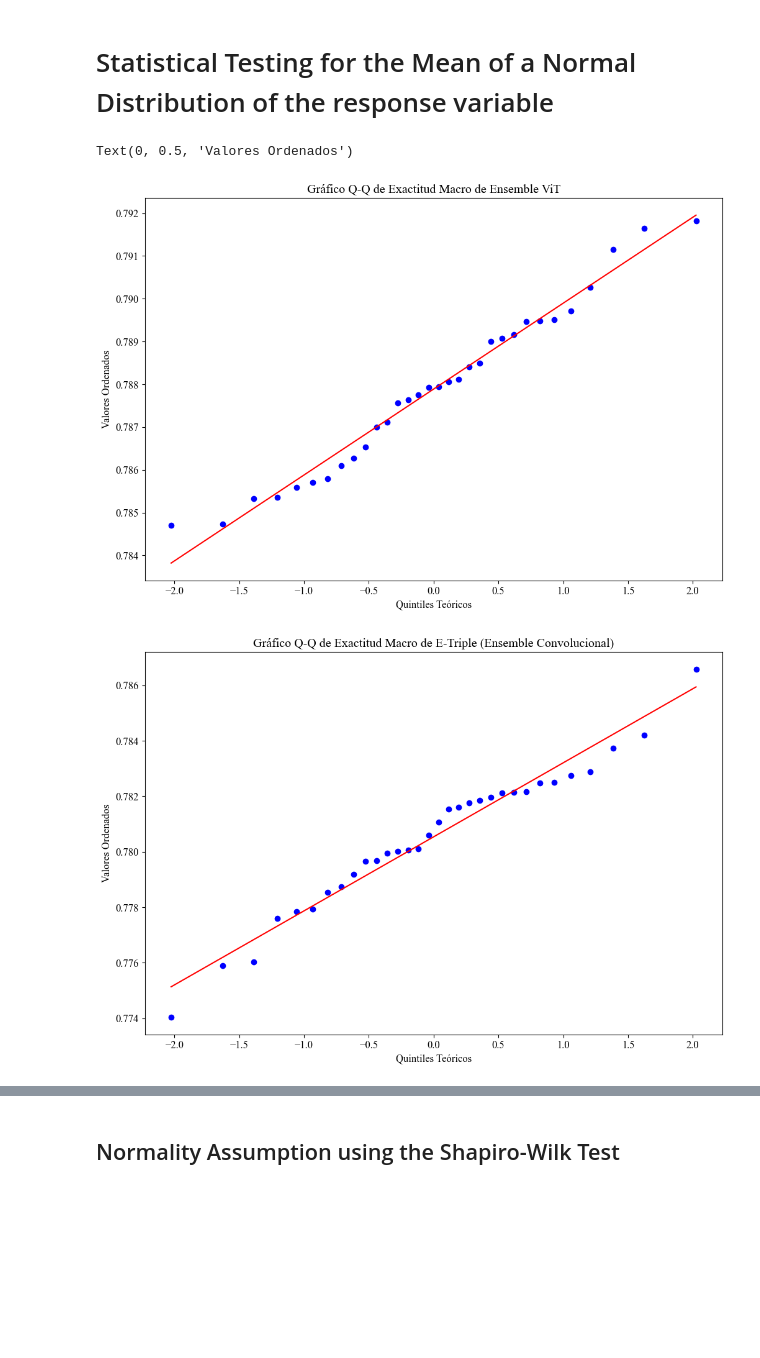
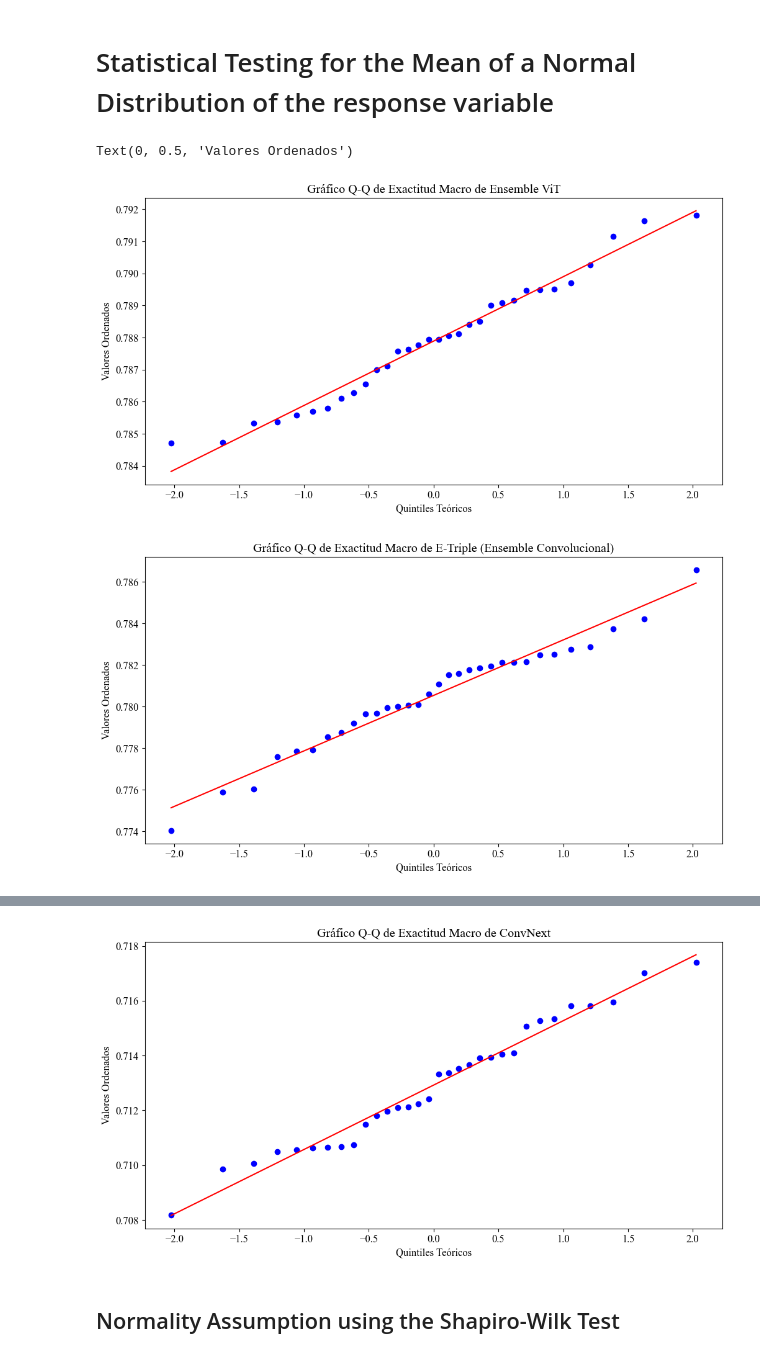
Before and after one commit to Antonio-Tresol/vits_ensemble_cr_leaves, a Jupyter notebook: metrics/metrics_analysis_spanish.ipynb, the cells around one changed output, grey strips where cells are left out. Saved outputs shown, nothing was run; the diff lists cells and outputs as text; code cells hidden in the pictures; blank space fills up the shorter version.

```diff
--- a/metrics/metrics_analysis_spanish.ipynb
+++ b/metrics/metrics_analysis_spanish.ipynb
@@ -1,13 +1,14 @@
 # %%
 import pandas as pd
 import matplotlib.pyplot as plt
-figsize = (12, 8)
+figsize = (12, 6)
 plt.rcParams["font.family"] = "Times New Roman"
 plt.rcParams["font.size"] = 12
 # load the metrics
 vit_ensemble = pd.read_csv("vit_ensemble_metrics_stack.csv")
 conv_ensemble = pd.read_csv("conv_ensemble_metrics_stack.csv")
 vit_base_16 = pd.read_csv("vit_base_16_metrics_stack.csv")
+convnext = pd.read_csv("convnext_metrics_stack.csv")
 # %%
 vit_ensemble.sort_values(by="test/BalancedAccuracy", ascending=False, inplace=True)
 vit_ensemble.describe()
@@ -100,29 +106,35 @@ Text(0.5, 1.0, 'Promedio Exactitud Macro de los Modelos sobre el Conjunto de Pru
 # %%
 import scipy.stats as stats
 
 alpha = 0.05
 # we use the qq plots to check if data is normally distributed
 
 plt.figure(figsize=figsize)
 stats.probplot(vit_ensemble["test/BalancedAccuracy"], dist="norm", plot=plt)
 plt.title("Gráfico Q-Q de Exactitud Macro de Ensemble ViT")
 plt.xlabel("Quintiles Teóricos")
 plt.ylabel("Valores Ordenados")
 
 
 plt.figure(figsize=figsize)
 stats.probplot(conv_ensemble["test/BalancedAccuracy"], dist="norm", plot=plt)
 plt.title("Gráfico Q-Q de Exactitud Macro de E-Triple (Ensemble Convolucional)")
 plt.xlabel("Quintiles Teóricos")
 plt.ylabel("Valores Ordenados")
 
 
 plt.figure(figsize=figsize)
 stats.probplot(vit_base_16["test/BalancedAccuracy"], dist="norm", plot=plt)
 plt.title("Gráfico Q-Q de Exactitud Macro de ViT-Base-16")
 plt.xlabel("Quintiles Teóricos")
 plt.ylabel("Valores Ordenados")
+
+plt.figure(figsize=figsize)
+stats.probplot(convnext["test/BalancedAccuracy"], dist="norm", plot=plt)
+plt.title("Gráfico Q-Q de Exactitud Macro de ConvNext")
+plt.xlabel("Quintiles Teóricos")
+plt.ylabel("Valores Ordenados")
 # %% [output]
 Text(0, 0.5, 'Valores Ordenados')
-[figure, old version]
+[figure, new version]
-[figure, old version]
+[figure, new version]
@@ -130,3 +142,4 @@ Text(0, 0.5, 'Valores Ordenados')
+[figure, added]
 # %% [markdown]
 ## Normality Assumption using the Shapiro-Wilk Test
 # %%
```
Also changed, not shown: parts of 9 cells of this notebook.
